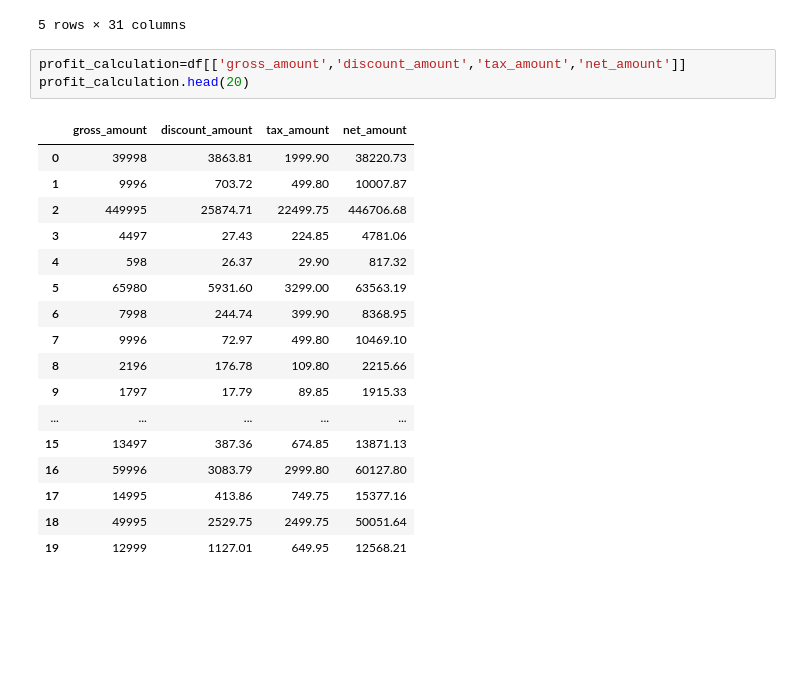
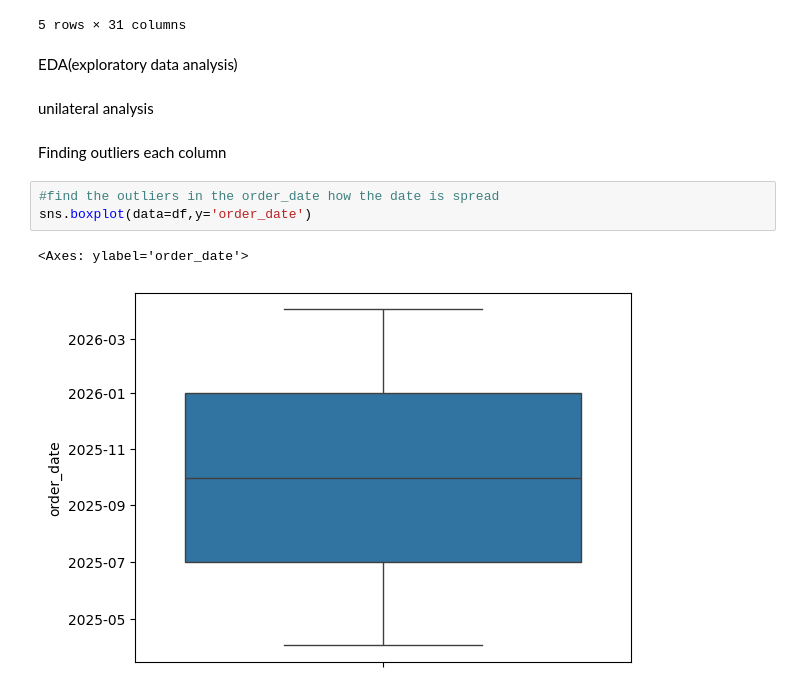
Before and after one commit to BhupathiTharun/Supply-chain-data-warehouse, a Jupyter notebook: python/orders_table_cleaning.ipynb, the cells around one changed output. Cells and saved outputs as stored; diff of their text form; blank space fills up the shorter version.

```diff
--- a/python/orders_table_cleaning.ipynb
+++ b/python/orders_table_cleaning.ipynb
@@ -315,24 +315,15 @@ df.head()
 | 3 | OL00000004 | 2025-06-01 | CUST070677 | PROD000221 | Home | SELL4121 | 4.0 | LOC0038 | ... |
 | 4 | OL00000005 | 2025-10-25 | CUST017845 | PROD000806 | Pets | SELL3183 | 4.5 | LOC0109 | ... |
 5 rows × 31 columns
-# %%
-profit_calculation=df[['gross_amount','discount_amount','tax_amount','net_amount']]
-profit_calculation.head(20)
-# %% [output]
-|  | gross_amount | discount_amount | tax_amount | net_amount |
-| 0 | 39998 | 3863.81 | 1999.90 | 38220.73 |
-| 1 | 9996 | 703.72 | 499.80 | 10007.87 |
-| 2 | 449995 | 25874.71 | 22499.75 | 446706.68 |
-| 3 | 4497 | 27.43 | 224.85 | 4781.06 |
-| 4 | 598 | 26.37 | 29.90 | 817.32 |
-| 5 | 65980 | 5931.60 | 3299.00 | 63563.19 |
-| 6 | 7998 | 244.74 | 399.90 | 8368.95 |
-| 7 | 9996 | 72.97 | 499.80 | 10469.10 |
-| 8 | 2196 | 176.78 | 109.80 | 2215.66 |
-| 9 | 1797 | 17.79 | 89.85 | 1915.33 |
-| ... | ... | ... | ... | ... |
-| 15 | 13497 | 387.36 | 674.85 | 13871.13 |
-| 16 | 59996 | 3083.79 | 2999.80 | 60127.80 |
-| 17 | 14995 | 413.86 | 749.75 | 15377.16 |
-| 18 | 49995 | 2529.75 | 2499.75 | 50051.64 |
-| 19 | 12999 | 1127.01 | 649.95 | 12568.21 |
+# %% [markdown]
+EDA(exploratory data analysis)
+# %% [markdown]
+unilateral analysis
+# %% [markdown]
+Finding outliers each column
+# %%
+#find the outliers in the order_date how the date is spread
+sns.boxplot(data=df,y='order_date')
+# %% [output]
+<Axes: ylabel='order_date'>
+[figure, added]
```
Also changed, not shown: parts of 16 cells of this notebook.
